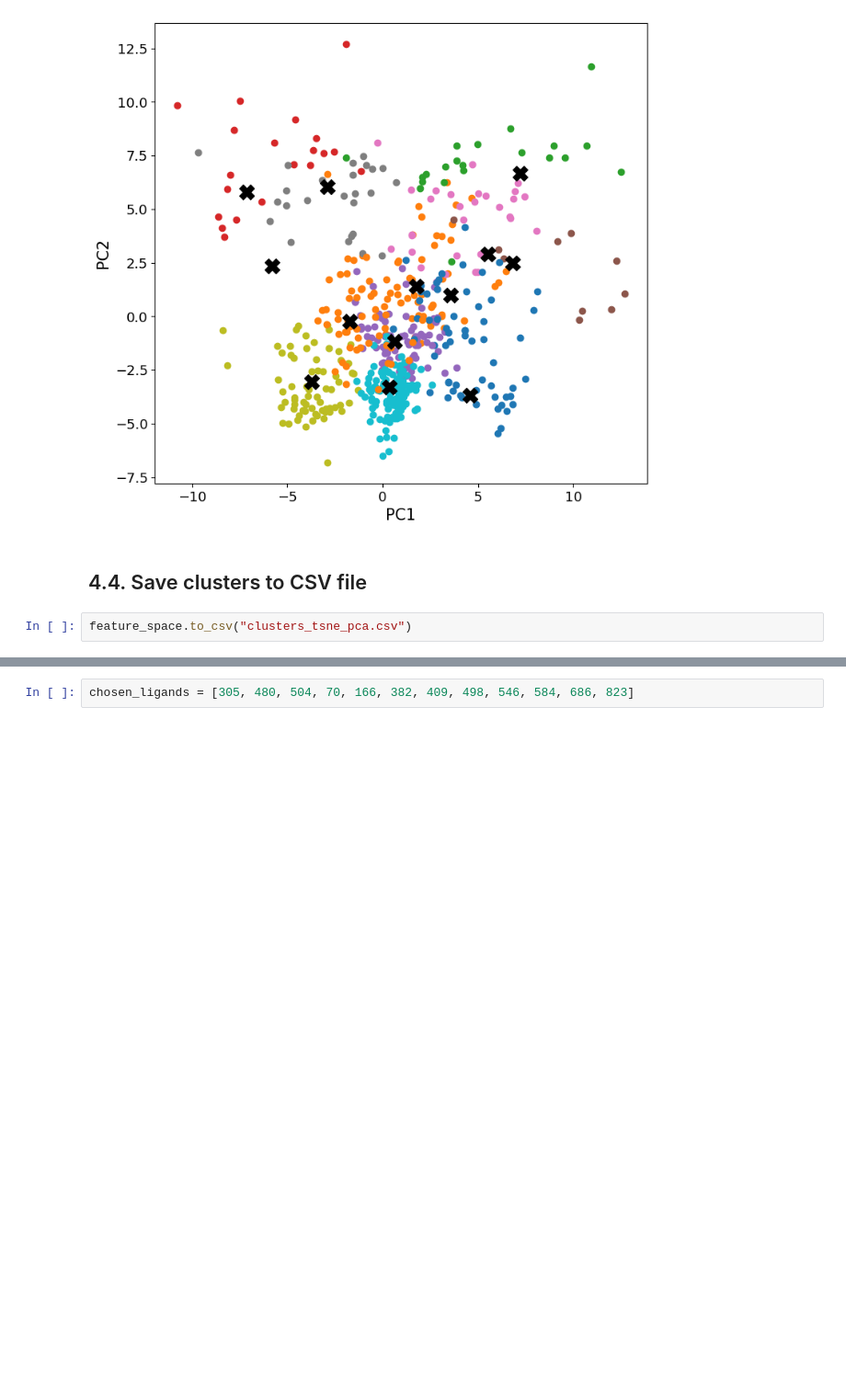
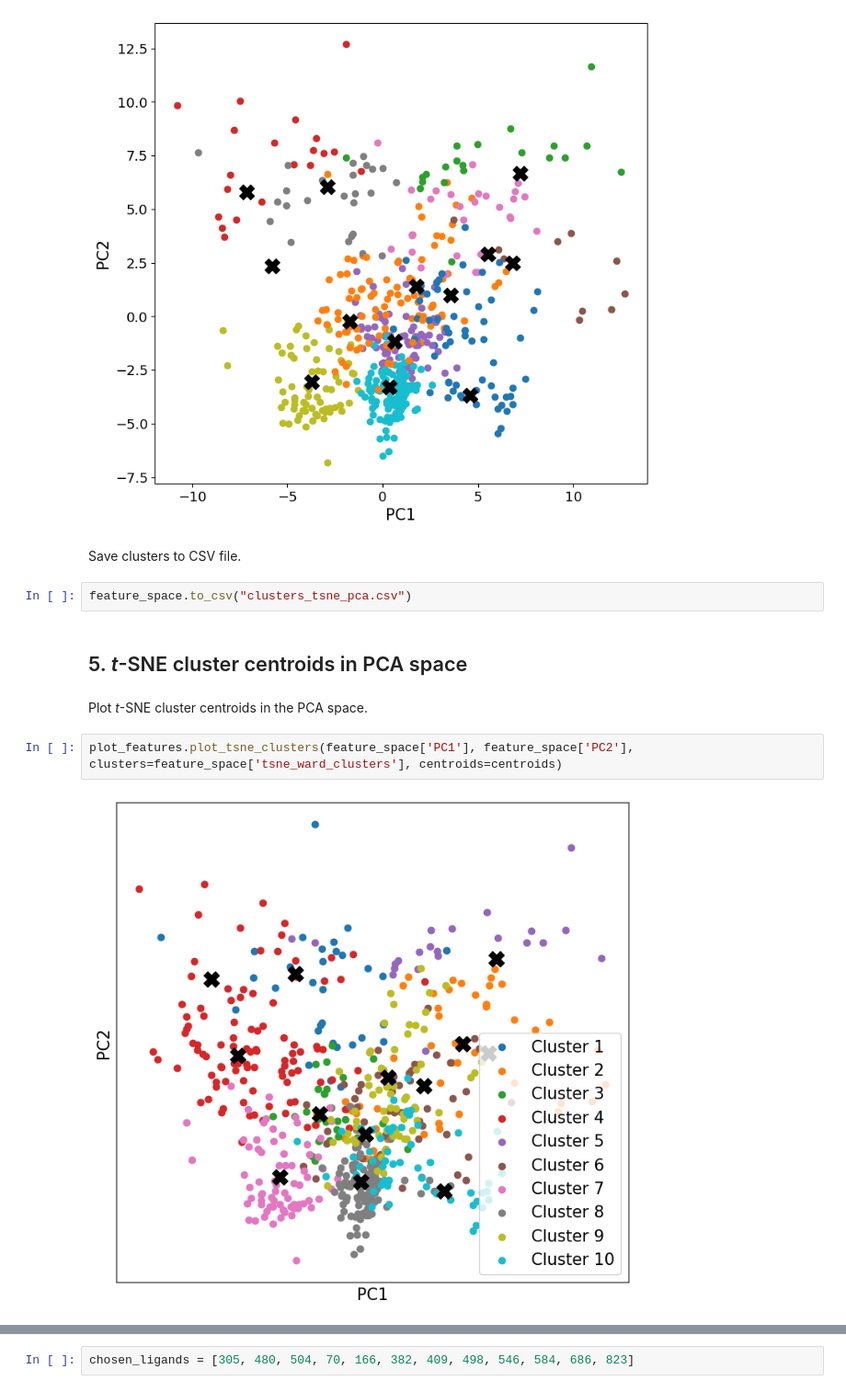
Before and after one commit to SigmanGroup/BisphosphineConformerSelection, a Jupyter notebook: FeatureSpaceLigandSelection.ipynb, the cells around one changed output, grey strips where cells are left out. Shown at 92% size. Cells and saved outputs as stored; diff of their text form; blank space fills up the shorter version.

```diff
--- a/FeatureSpaceLigandSelection.ipynb
+++ b/FeatureSpaceLigandSelection.ipynb
@@ -319,7 +321,15 @@ plot_features.plot_pca_clusters(feature_space['PC1'], feature_space['PC2'], clus
 # %% [output]
 [figure]
 # %% [markdown]
-## 4.4. Save clusters to CSV file
+Save clusters to CSV file.
 # %%
 feature_space.to_csv("clusters_tsne_pca.csv")
+# %% [markdown]
+## 5. *t*-SNE cluster centroids in PCA space
+# %% [markdown]
+Plot *t*-SNE cluster centroids in the PCA space.
+# %%
+plot_features.plot_tsne_clusters(feature_space['PC1'], feature_space['PC2'], clusters=feature_space['tsne_ward_clusters'], centroids=centroids)
+# %% [output]
+[figure, added]
 # %% [markdown]
```
Also changed, not shown: parts of 39 cells of this notebook.
